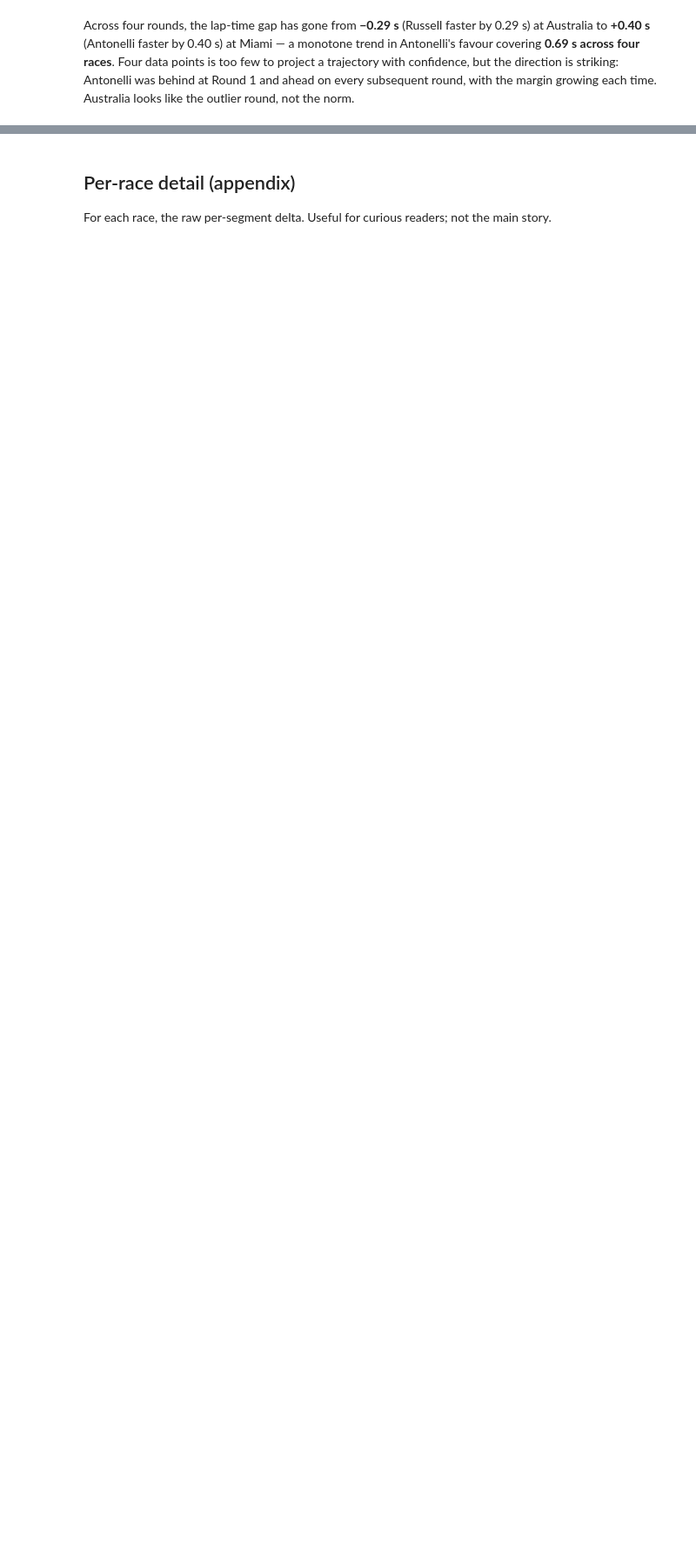
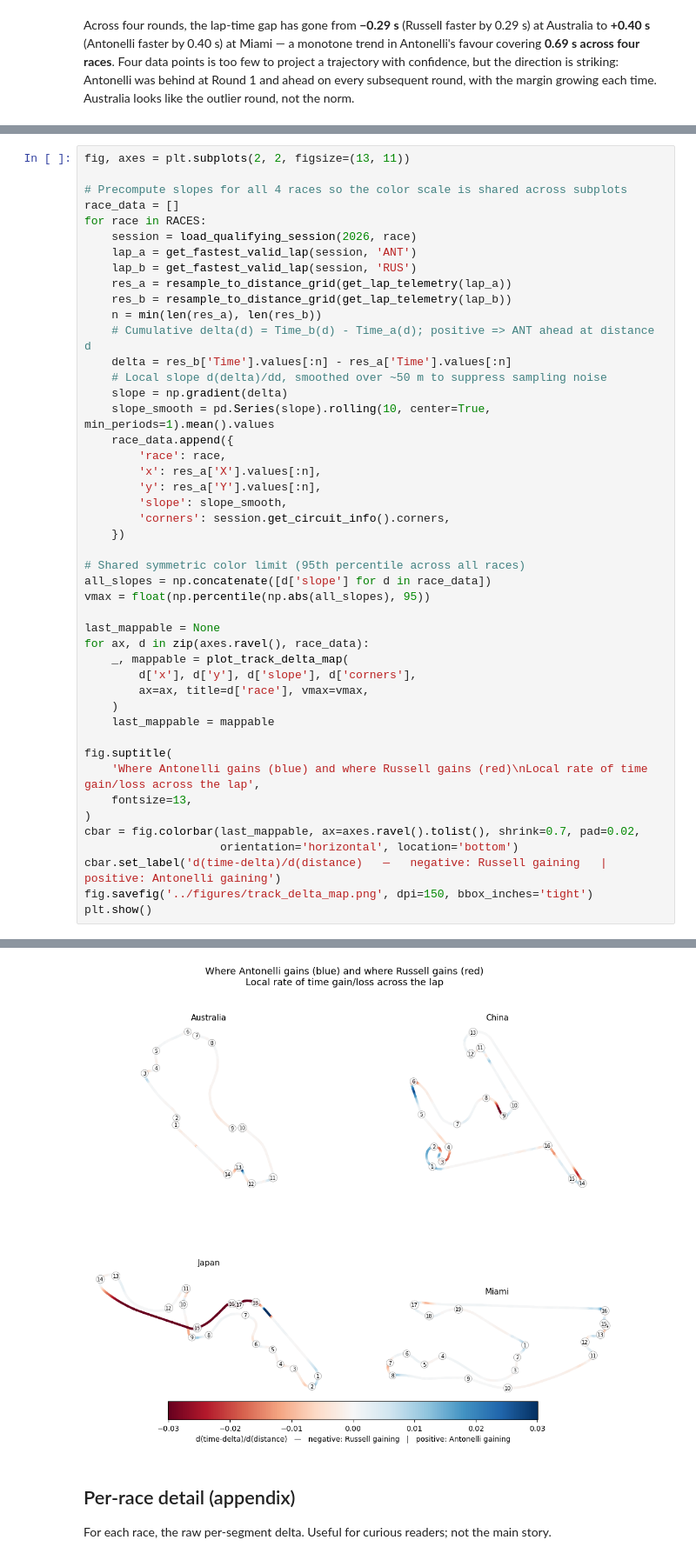
Before and after one commit to milescoler/antonelli-vs-russell, a Jupyter notebook: notebooks/01_antonelli_vs_russell.ipynb, the cells around one changed output, grey strips where cells are left out. Shown at 87% size. Cells and saved outputs as stored; diff of their text form; blank space fills up the shorter version.

```diff
--- a/notebooks/01_antonelli_vs_russell.ipynb
+++ b/notebooks/01_antonelli_vs_russell.ipynb
@@ -131,0 +142,47 @@ Across four rounds, the lap-time gap has gone from **−0.29 s** (Russell faster
+# %%
+fig, axes = plt.subplots(2, 2, figsize=(13, 11))
+
+# Precompute slopes for all 4 races so the color scale is shared across subplots
+race_data = []
+for race in RACES:
+    session = load_qualifying_session(2026, race)
+    lap_a = get_fastest_valid_lap(session, 'ANT')
+    lap_b = get_fastest_valid_lap(session, 'RUS')
+    res_a = resample_to_distance_grid(get_lap_telemetry(lap_a))
+    res_b = resample_to_distance_grid(get_lap_telemetry(lap_b))
+    n = min(len(res_a), len(res_b))
+    # Cumulative delta(d) = Time_b(d) - Time_a(d); positive => ANT ahead at distance d
+    delta = res_b['Time'].values[:n] - res_a['Time'].values[:n]
+    # Local slope d(delta)/dd, smoothed over ~50 m to suppress sampling noise
+    slope = np.gradient(delta)
+    slope_smooth = pd.Series(slope).rolling(10, center=True, min_periods=1).mean().values
+    race_data.append({
+        'race': race,
+        'x': res_a['X'].values[:n],
+        'y': res_a['Y'].values[:n],
+        'slope': slope_smooth,
+        'corners': session.get_circuit_info().corners,
+    })
+
+# Shared symmetric color limit (95th percentile across all races)
+all_slopes = np.concatenate([d['slope'] for d in race_data])
+vmax = float(np.percentile(np.abs(all_slopes), 95))
+
+last_mappable = None
+for ax, d in zip(axes.ravel(), race_data):
+    _, mappable = plot_track_delta_map(
+        d['x'], d['y'], d['slope'], d['corners'],
+        ax=ax, title=d['race'], vmax=vmax,
+    )
+    last_mappable = mappable
+
+fig.suptitle(
+    'Where Antonelli gains (blue) and where Russell gains (red)\nLocal rate of time gain/loss across the lap',
+    fontsize=13,
+)
+cbar = fig.colorbar(last_mappable, ax=axes.ravel().tolist(), shrink=0.7, pad=0.02,
+                    orientation='horizontal', location='bottom')
+cbar.set_label('d(time-delta)/d(distance)   —   negative: Russell gaining   |   positive: Antonelli gaining')
+fig.savefig('../figures/track_delta_map.png', dpi=150, bbox_inches='tight')
+plt.show()
+# %% [output]
@@ -132,3 +206,4 @@ Across four rounds, the lap-time gap has gone from **−0.29 s** (Russell faster
+[figure, added]
 # %% [markdown]
 ## Per-race detail (appendix)
 
```
Also changed, not shown: parts of 3 cells of this notebook, 3 other files.
